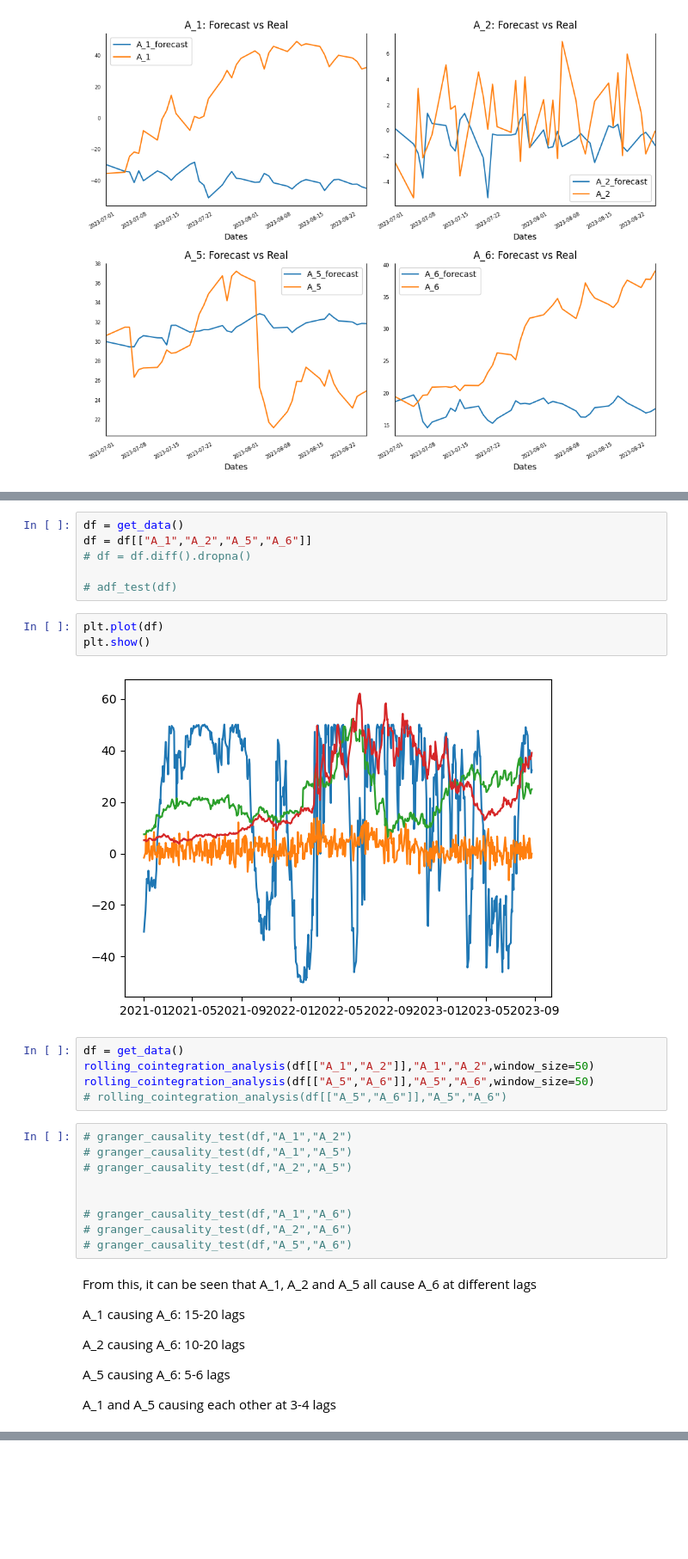
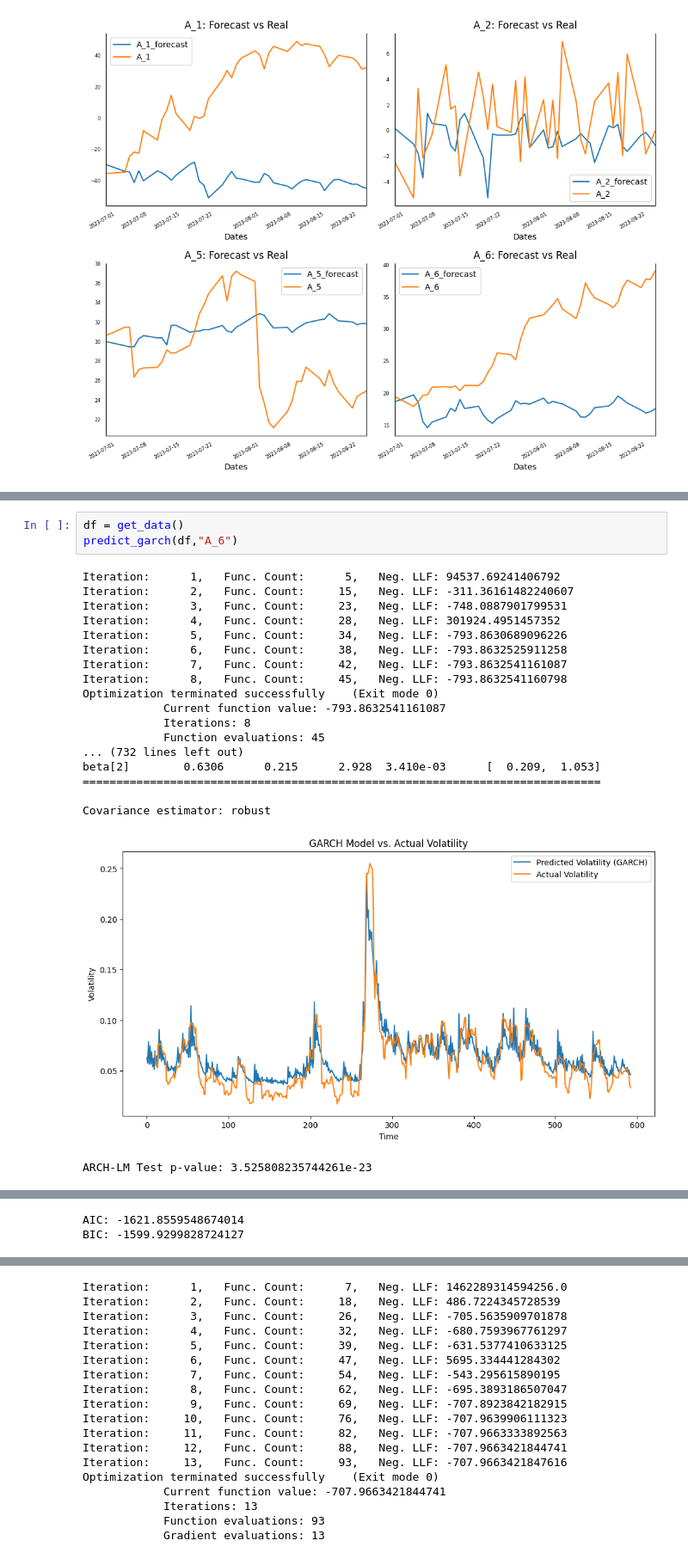
Before and after one commit to xfce1/Personal, a Jupyter notebook: DV/answers.ipynb, the cells around one changed output, grey strips where cells are left out. Shown at 86% size. Cells and saved outputs as stored; diff of their text form; blank space fills up the shorter version.

```diff
--- a/DV/answers.ipynb
+++ b/DV/answers.ipynb
@@ -454,35 +627,23 @@ plt.show()
-# %%
-df = get_data()
-df = df[["A_1","A_2","A_5","A_6"]]
-# df = df.diff().dropna()
-
-# adf_test(df)
-# %%
-plt.plot(df)
-plt.show()
-# %% [output]
-[figure, removed]
-# %%
-df = get_data()
-rolling_cointegration_analysis(df[["A_1","A_2"]],"A_1","A_2",window_size=50)
-rolling_cointegration_analysis(df[["A_5","A_6"]],"A_5","A_6",window_size=50)
-# rolling_cointegration_analysis(df[["A_5","A_6"]],"A_5","A_6")
-# %%
-# granger_causality_test(df,"A_1","A_2")
-# granger_causality_test(df,"A_1","A_5")
-# granger_causality_test(df,"A_2","A_5")
-
-
-# granger_causality_test(df,"A_1","A_6")
-# granger_causality_test(df,"A_2","A_6")
-# granger_causality_test(df,"A_5","A_6")
-# %% [markdown]
-From this, it can be seen that A_1, A_2 and A_5 all cause A_6 at different lags
-
-A_1 causing A_6: 15-20 lags
-
-A_2 causing A_6: 10-20 lags
-
-A_5 causing A_6: 5-6 lags
-
-A_1 and A_5 causing each other at 3-4 lags
+# %%
+df = get_data()
+predict_garch(df,"A_6")
+# %% [output]
+Iteration:      1,   Func. Count:      5,   Neg. LLF: 94537.69241406792
+Iteration:      2,   Func. Count:     15,   Neg. LLF: -311.36161482240607
+Iteration:      3,   Func. Count:     23,   Neg. LLF: -748.0887901799531
+Iteration:      4,   Func. Count:     28,   Neg. LLF: 301924.4951457352
+Iteration:      5,   Func. Count:     34,   Neg. LLF: -793.8630689096226
+Iteration:      6,   Func. Count:     38,   Neg. LLF: -793.8632525911258
+Iteration:      7,   Func. Count:     42,   Neg. LLF: -793.8632541161087
+Iteration:      8,   Func. Count:     45,   Neg. LLF: -793.8632541160798
+Optimization terminated successfully    (Exit mode 0)
+            Current function value: -793.8632541161087
+            Iterations: 8
+            Function evaluations: 45
+... (732 lines left out)
+beta[2]        0.6306      0.215      2.928  3.410e-03      [  0.209,  1.053]
+=============================================================================
+
+Covariance estimator: robust
+[figure, added]
+ARCH-LM Test p-value: 3.525808235744261e-23
@@ -488,0 +651,2 @@ A_1 and A_5 causing each other at 3-4 lags
+AIC: -1621.8559548674014
+BIC: -1599.9299828724127
@@ -488,0 +655,18 @@ A_1 and A_5 causing each other at 3-4 lags
+Iteration:      1,   Func. Count:      7,   Neg. LLF: 1462289314594256.0
+Iteration:      2,   Func. Count:     18,   Neg. LLF: 486.7224345728539
+Iteration:      3,   Func. Count:     26,   Neg. LLF: -705.5635909701878
+Iteration:      4,   Func. Count:     32,   Neg. LLF: -680.7593967761297
+Iteration:      5,   Func. Count:     39,   Neg. LLF: -631.5377410633125
+Iteration:      6,   Func. Count:     47,   Neg. LLF: 5695.334441284302
+Iteration:      7,   Func. Count:     54,   Neg. LLF: -543.295615890195
+Iteration:      8,   Func. Count:     62,   Neg. LLF: -695.3893186507047
+Iteration:      9,   Func. Count:     69,   Neg. LLF: -707.8923842182915
+Iteration:     10,   Func. Count:     76,   Neg. LLF: -707.9639906111323
+Iteration:     11,   Func. Count:     82,   Neg. LLF: -707.9663333892563
+Iteration:     12,   Func. Count:     88,   Neg. LLF: -707.9663421844741
+Iteration:     13,   Func. Count:     93,   Neg. LLF: -707.9663421847616
+Optimization terminated successfully    (Exit mode 0)
+            Current function value: -707.9663421844741
+            Iterations: 13
+            Function evaluations: 93
+            Gradient evaluations: 13
```
Also changed, not shown: parts of 16 cells of this notebook.
